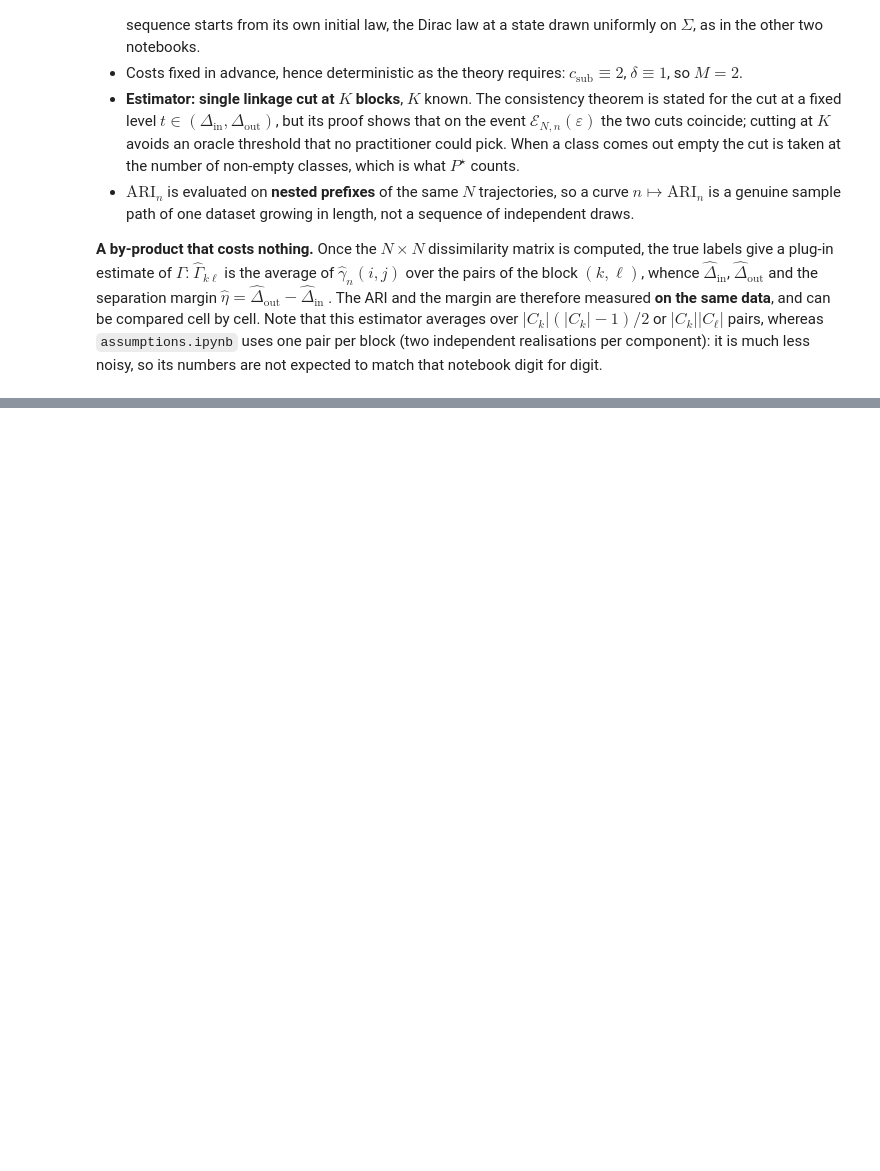
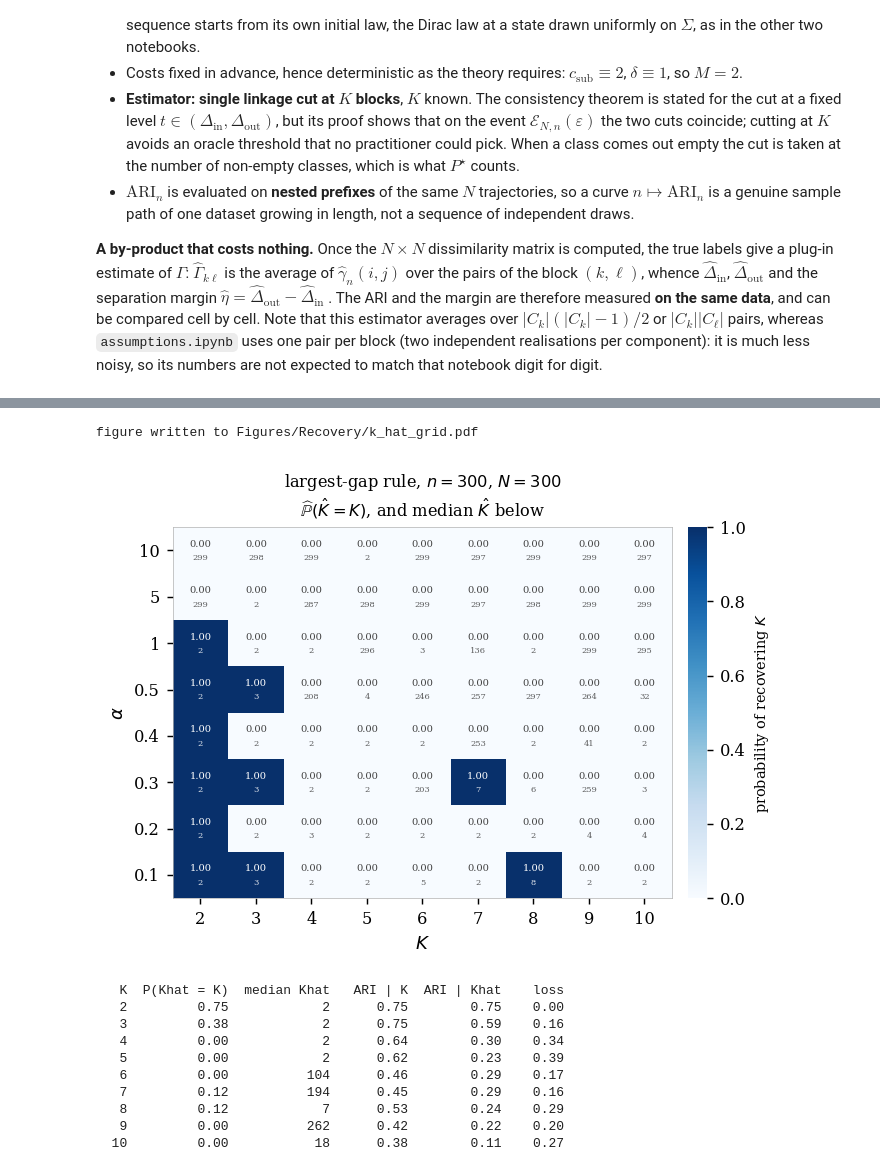
Before and after one commit to OttaKhalifa/OMConvergence, a Jupyter notebook: recovery.ipynb, the cells around one changed output, grey strips where cells are left out. Cells and saved outputs as stored; diff of their text form; code cells hidden in the pictures; blank space fills up the shorter version.

```diff
--- a/recovery.ipynb
+++ b/recovery.ipynb
@@ -469,0 +606,50 @@ for j, K in enumerate(KS):
+# %%
+def plot_k_hat_grid(sweep, alphas, Ks, n, g=LAST, filename=None):
+    """How often the largest-gap rule recovers K, over the (alpha, K) grid.
+
+    Colour and upper figure: the probability of hitting K exactly. Lower figure: the median
+    Khat, which says *how* the rule fails and not merely that it does. The ARI achieved at
+    Khat is still measured -- it is in `sweep["ari_k_hat"]`, and the table below prints it
+    against the ARI at known K -- but it is not drawn: the question here is whether K itself
+    is recoverable.
+    """
+    with plt.rc_context(PAPER_STYLE):
+        fig, ax = plt.subplots(figsize=(5.4, 4.0))
+        _heat(fig, ax, sweep["p_k_hat"][:, :, g], alphas, Ks,
+              rf"largest-gap rule, $n = {n}$, $N = {N_SWEEP}$"
+              "\n" rf"$\widehat{{\mathbb{{P}}}}(\hat K = K)$, and median $\hat K$ below",
+              "probability of recovering $K$", below=sweep["k_hat"][:, :, g],
+              fmt_below="{:.0f}")
+        fig.tight_layout()
+        if filename is not None:
+            for ext in ("pdf", "png"):
+                fig.savefig(f"Figures/Recovery/{filename}.{ext}", bbox_inches="tight")
+            print("figure written to", f"Figures/Recovery/{filename}.pdf")
+        plt.show()
+    return fig
+
+
+_ = plot_k_hat_grid(sweep, ALPHAS, KS, int(GRID_N[LAST]), g=LAST, filename="k_hat_grid")
+
+# the price of not knowing K, per K, averaged over alpha
+print(f"{'K':>4}{'P(Khat = K)':>13}{'median Khat':>13}{'ARI | K':>10}{'ARI | Khat':>12}"
+      f"{'loss':>8}")
+for j, K in enumerate(KS):
+    a_known = sweep["ari"][:, j, LAST].mean()
+    a_hat = sweep["ari_k_hat"][:, j, LAST].mean()
+    print(f"{K:>4}{sweep['p_k_hat'][:, j, LAST].mean():>13.2f}"
+          f"{np.median(sweep['k_hat'][:, j, LAST]):>13.0f}"
+          f"{a_known:>10.2f}{a_hat:>12.2f}{a_known - a_hat:>8.2f}")
+# %% [output]
+figure written to Figures/Recovery/k_hat_grid.pdf
+[figure, added]
+   K  P(Khat = K)  median Khat   ARI | K  ARI | Khat    loss
+   2         0.75            2      0.75        0.75    0.00
+   3         0.38            2      0.75        0.59    0.16
+   4         0.00            2      0.64        0.30    0.34
+   5         0.00            2      0.62        0.23    0.39
+   6         0.00          104      0.46        0.29    0.17
+   7         0.12          194      0.45        0.29    0.16
+   8         0.12            7      0.53        0.24    0.29
+   9         0.00          262      0.42        0.22    0.20
+  10         0.00           18      0.38        0.11    0.27
```
Also changed, not shown: parts of 37 cells of this notebook, 24 other files.
